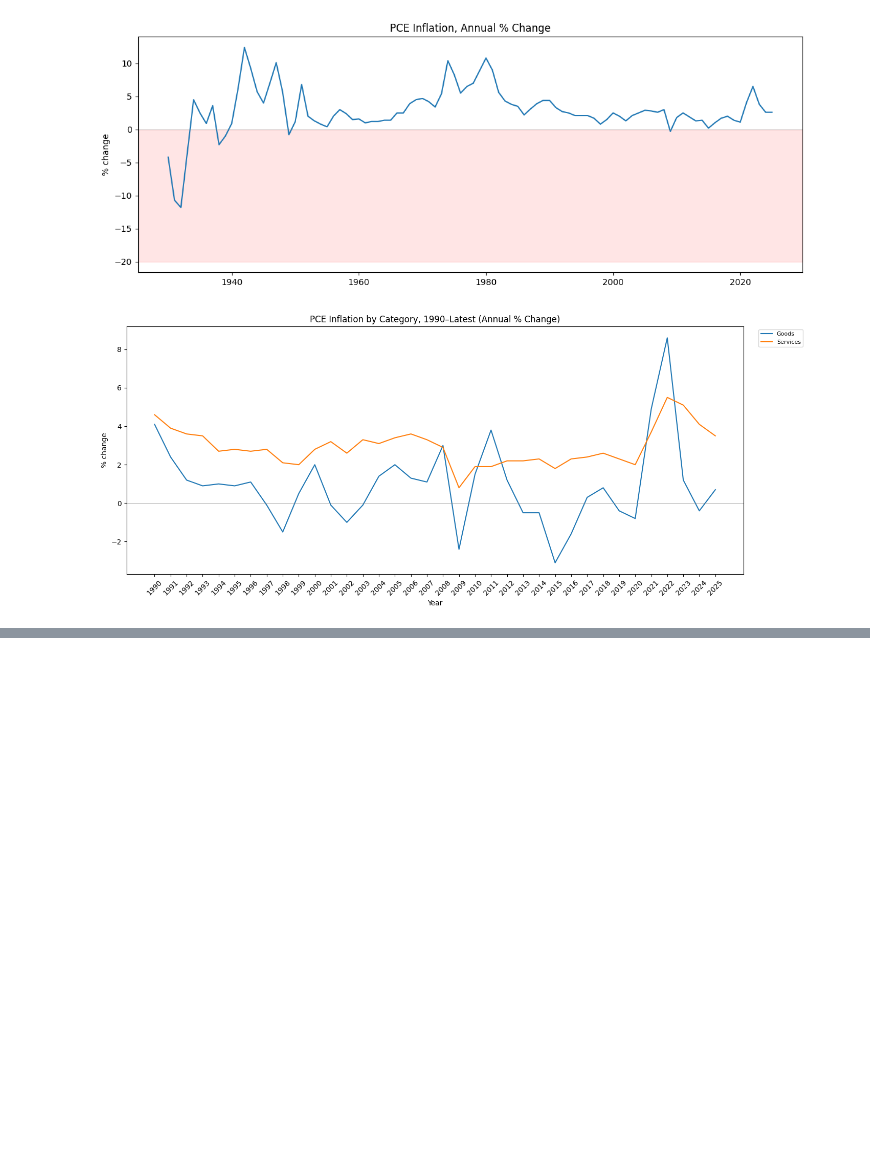
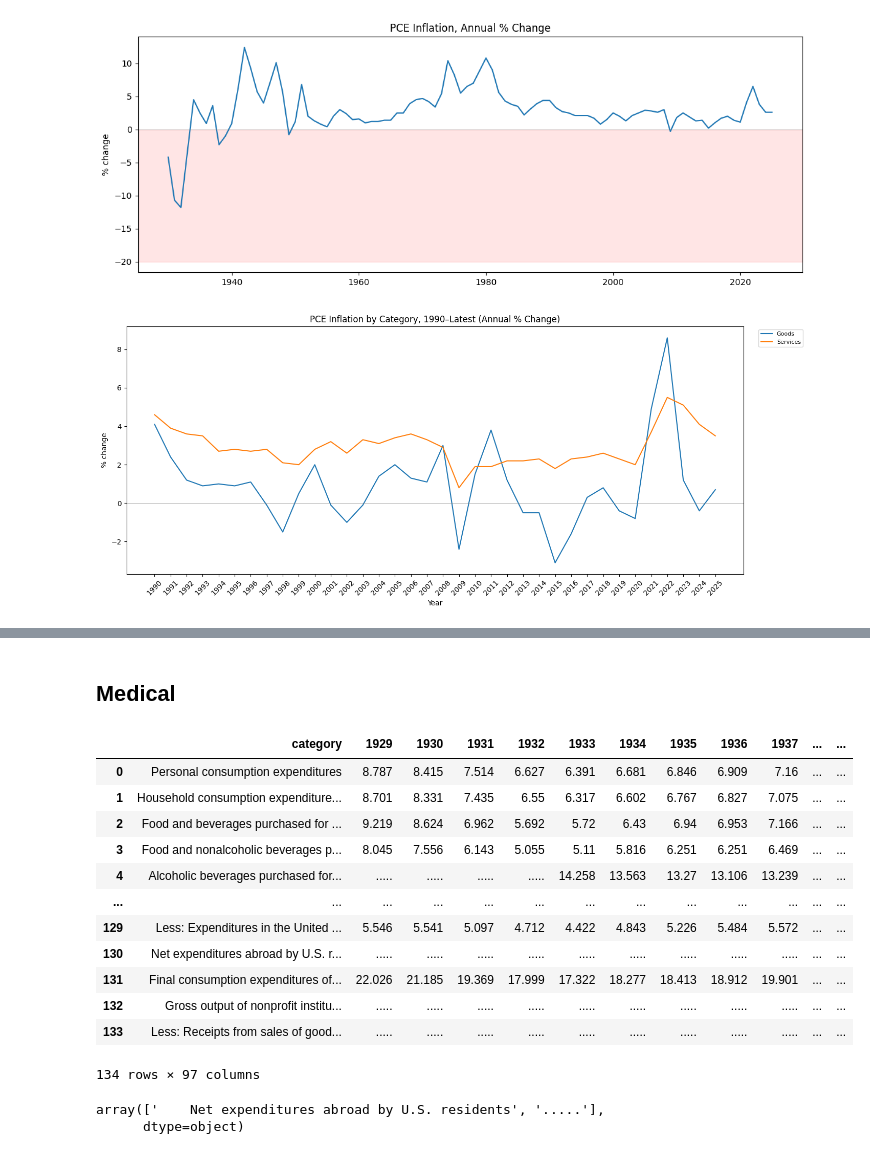
Before and after one commit to ki3n98/AIS_datathon_2026, a Jupyter notebook: notebooks/clean.ipynb, the cells around one changed output, grey strips where cells are left out. Saved outputs shown, nothing was run; the diff lists cells and outputs as text; code cells hidden in the pictures; blank space fills up the shorter version.

```diff
--- a/notebooks/clean.ipynb
+++ b/notebooks/clean.ipynb
@@ -124,0 +129,25 @@ df2.to_excel("../data/cleaned/annual_price_indexes_for_PCE.xlsx", index=False)
+# %% [markdown]
+## Medical
+# %%
+df = read_clean("../data/original(do not modify)/GDP_and_personal_income/Personal_Income_and_Outlays/Annual_T2.5.4._Price_Indexes_for_Personal_Consumption_Expenditures_by_Function.xlsx",
+                )
+df
+# %% [output]
+|  | category | 1929 | 1930 | 1931 | 1932 | 1933 | 1934 | 1935 | 1936 | 1937 | ... | ... |
+| 0 | Personal consumption expenditures | 8.787 | 8.415 | 7.514 | 6.627 | 6.391 | 6.681 | 6.846 | 6.909 | 7.16 | ... | ... |
+| 1 | Household consumption expenditure... | 8.701 | 8.331 | 7.435 | 6.55 | 6.317 | 6.602 | 6.767 | 6.827 | 7.075 | ... | ... |
+| 2 | Food and beverages purchased for ... | 9.219 | 8.624 | 6.962 | 5.692 | 5.72 | 6.43 | 6.94 | 6.953 | 7.166 | ... | ... |
+| 3 | Food and nonalcoholic beverages p... | 8.045 | 7.556 | 6.143 | 5.055 | 5.11 | 5.816 | 6.251 | 6.251 | 6.469 | ... | ... |
+| 4 | Alcoholic beverages purchased for... | ..... | ..... | ..... | ..... | 14.258 | 13.563 | 13.27 | 13.106 | 13.239 | ... | ... |
+| ... | ... | ... | ... | ... | ... | ... | ... | ... | ... | ... | ... | ... |
+| 129 | Less: Expenditures in the United ... | 5.546 | 5.541 | 5.097 | 4.712 | 4.422 | 4.843 | 5.226 | 5.484 | 5.572 | ... | ... |
+| 130 | Net expenditures abroad by U.S. r... | ..... | ..... | ..... | ..... | ..... | ..... | ..... | ..... | ..... | ... | ... |
+| 131 | Final consumption expenditures of... | 22.026 | 21.185 | 19.369 | 17.999 | 17.322 | 18.277 | 18.413 | 18.912 | 19.901 | ... | ... |
+| 132 | Gross output of nonprofit institu... | ..... | ..... | ..... | ..... | ..... | ..... | ..... | ..... | ..... | ... | ... |
+| 133 | Less: Receipts from sales of good... | ..... | ..... | ..... | ..... | ..... | ..... | ..... | ..... | ..... | ... | ... |
+134 rows × 97 columns
+# %%
+df.loc[130,:].unique()
+# %% [output]
+array(['    Net expenditures abroad by U.S. residents', '.....'],
+      dtype=object)
```
Also changed, not shown: parts of 14 cells of this notebook, 6 other files.
